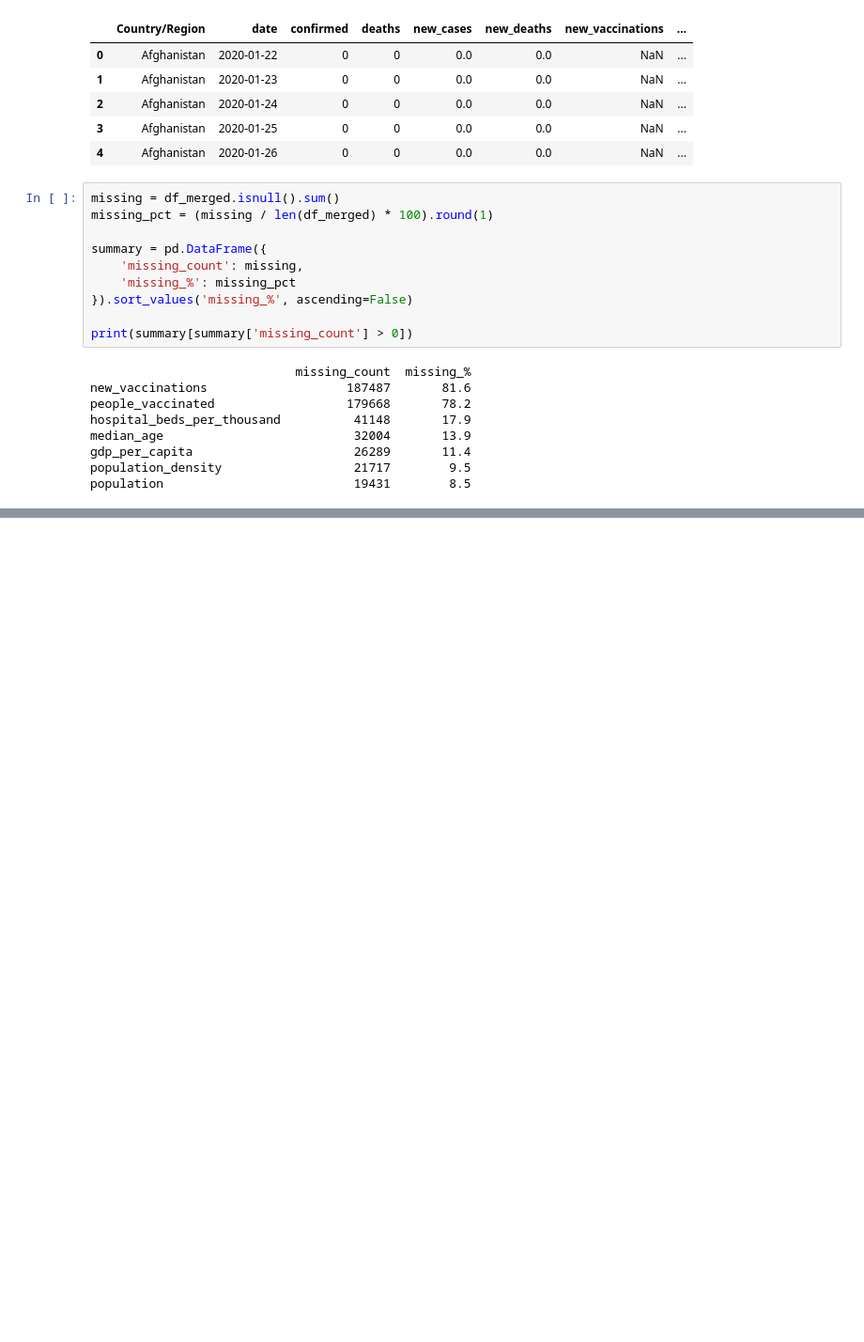
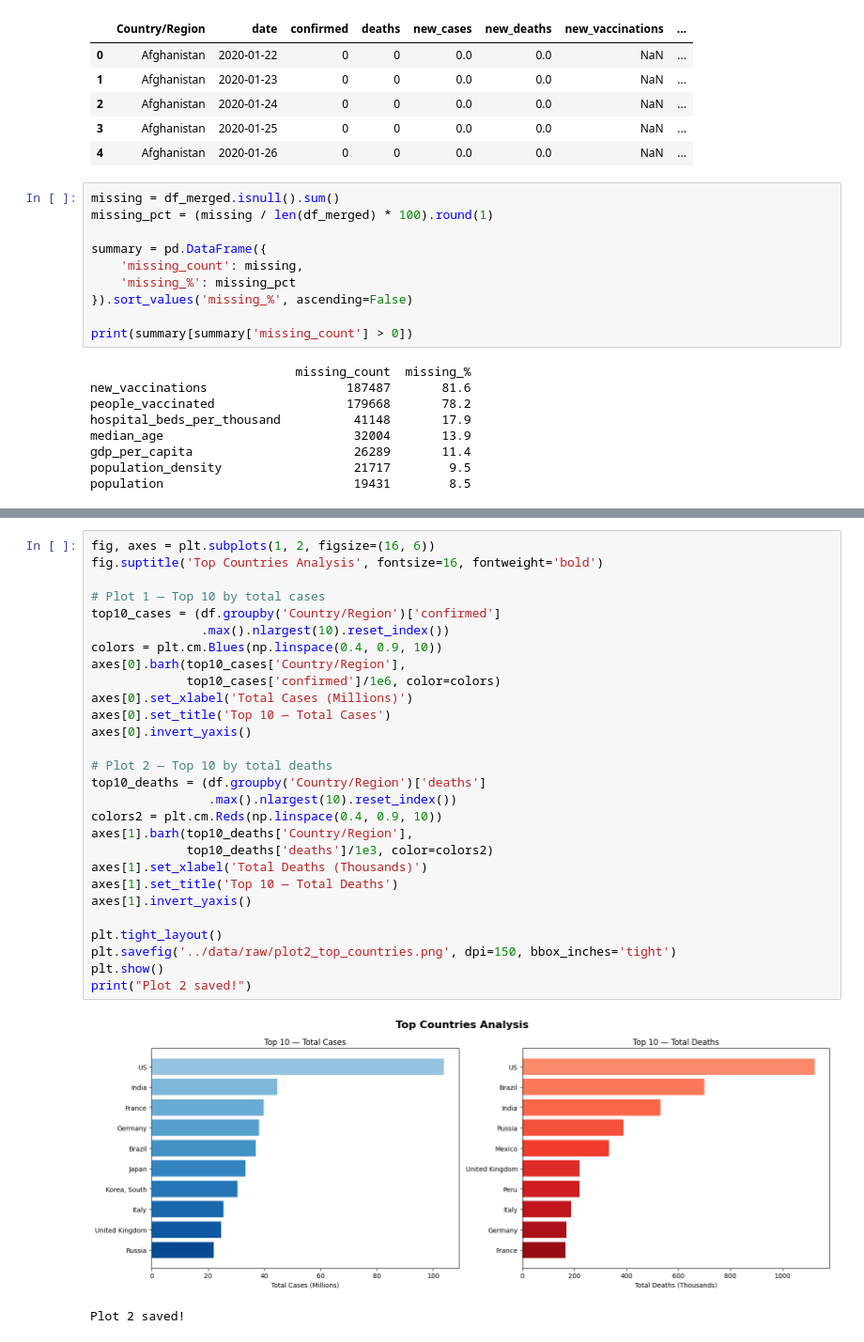
Before and after one commit to Sach11nnn/RogVision, a Jupyter notebook: notebooks/01_eda.ipynb, the cells around one changed output, grey strips where cells are left out. Shown at 94% size. Drawn from its saved outputs; the diff is of its cells as text; blank space fills up the shorter version.

```diff
--- a/notebooks/01_eda.ipynb
+++ b/notebooks/01_eda.ipynb
@@ -241,0 +322,31 @@ Saved! Shape: (229743, 13)
+# %%
+fig, axes = plt.subplots(1, 2, figsize=(16, 6))
+fig.suptitle('Top Countries Analysis', fontsize=16, fontweight='bold')
+
+# Plot 1 — Top 10 by total cases
+top10_cases = (df.groupby('Country/Region')['confirmed']
+               .max().nlargest(10).reset_index())
+colors = plt.cm.Blues(np.linspace(0.4, 0.9, 10))
+axes[0].barh(top10_cases['Country/Region'],
+             top10_cases['confirmed']/1e6, color=colors)
+axes[0].set_xlabel('Total Cases (Millions)')
+axes[0].set_title('Top 10 — Total Cases')
+axes[0].invert_yaxis()
+
+# Plot 2 — Top 10 by total deaths
+top10_deaths = (df.groupby('Country/Region')['deaths']
+                .max().nlargest(10).reset_index())
+colors2 = plt.cm.Reds(np.linspace(0.4, 0.9, 10))
+axes[1].barh(top10_deaths['Country/Region'],
+             top10_deaths['deaths']/1e3, color=colors2)
+axes[1].set_xlabel('Total Deaths (Thousands)')
+axes[1].set_title('Top 10 — Total Deaths')
+axes[1].invert_yaxis()
+
+plt.tight_layout()
+plt.savefig('../data/raw/plot2_top_countries.png', dpi=150, bbox_inches='tight')
+plt.show()
+print("Plot 2 saved!")
+# %% [output]
+[figure, added]
+Plot 2 saved!
```
Also changed, not shown: parts of 7 cells of this notebook, 4 other files.
